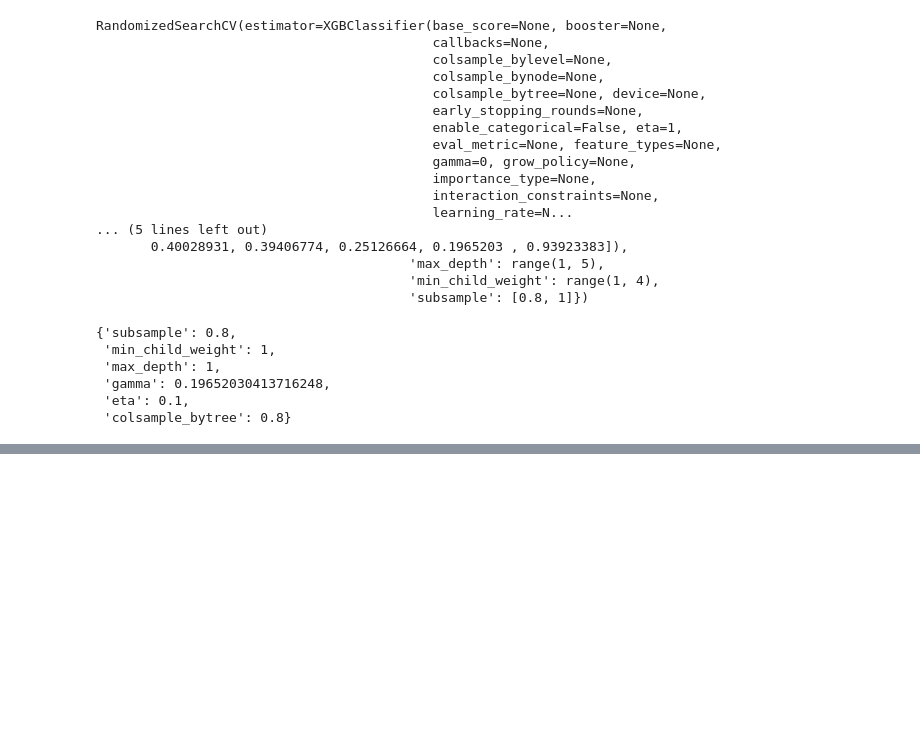
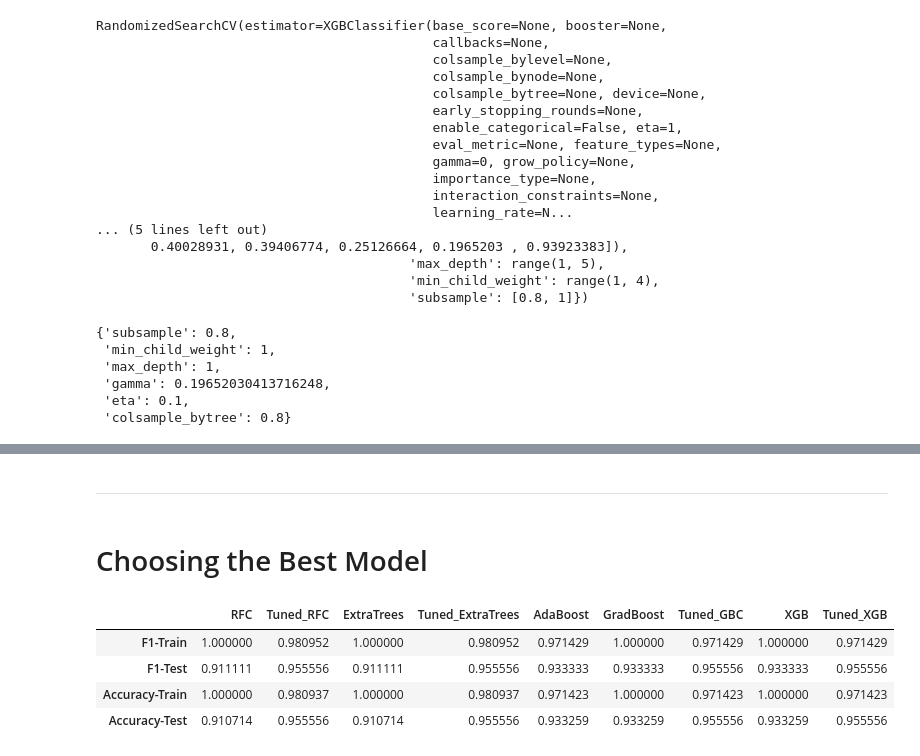
Before and after one commit to Manan-Parakh/CBTCIP-, a Jupyter notebook: IRIS/Iris_Flower_Classification.ipynb, the cells around one changed output, grey strips where cells are left out. Drawn from its saved outputs; the diff is of its cells as text; code cells hidden in the pictures; blank space fills up the shorter version.

```diff
--- a/IRIS/Iris_Flower_Classification.ipynb
+++ b/IRIS/Iris_Flower_Classification.ipynb
@@ -488,5 +515,5 @@ weighted avg   0.979167  0.977778  0.977753  45.000000
 # %%
 import xgboost
-model_perf(xgboost.XGBClassifier(),"Default XGBoost Classifier")
+d_xgb = model_perf(xgboost.XGBClassifier(),"Default XGBoost Classifier")
 # %% [output]
 Accuracy Score on Training Set: [0.9047619  0.95238095 1.         0.9047619  0.95238095] mean: 0.9428571428571428
@@ -507,6 +535,8 @@ accuracy       0.933333  0.933333  0.933333   0.933333
 macro avg      0.934524  0.933333  0.933259  45.000000
 weighted avg   0.934524  0.933333  0.933259  45.000000
 [figure]
+# %%
+metrics['XGB'] = d_xgb
 # %% [markdown]
 It Overfits. let's tune the hyperparamters.
 1. Reduce the max_depth
@@ -555,7 +585,7 @@ grid_random_xgb.best_params_
  'colsample_bytree': 0.8}
 # %%
 #After some manual hit and trial around the hyperparams given by RandomGridSearch
-xgb_clf = xgboost.XGBClassifier(n_estimators =20, min_child_weight = 2, max_depth = 1, gamma = 0.5, eta = 0.4, colsample_bytree = 1)
-model_perf(xgb_clf, "Tuned XGBoost Classifier")
+#xgb_clf = xgboost.XGBClassifier(n_estimators =20, min_child_weight = 2, max_depth = 1, gamma = 0.5, eta = 0.4, colsample_bytree = 1)
+t_xgb = model_perf(xgb_clf, "Tuned XGBoost Classifier")
 # %% [output]
 Accuracy Score on Training Set: [0.9047619  0.95238095 1.         0.9047619  1.        ] mean: 0.9523809523809523
@@ -582,0 +641,12 @@ weighted avg   0.955556  0.955556  0.955556  45.000000
+# %% [markdown]
+---
+# %% [markdown]
+# Choosing the Best Model
+# %%
+metrics
+# %% [output]
+|  | RFC | Tuned_RFC | ExtraTrees | Tuned_ExtraTrees | AdaBoost | GradBoost | Tuned_GBC | XGB | Tuned_XGB |
+| F1-Train | 1.000000 | 0.980952 | 1.000000 | 0.980952 | 0.971429 | 1.000000 | 0.971429 | 1.000000 | 0.971429 |
+| F1-Test | 0.911111 | 0.955556 | 0.911111 | 0.955556 | 0.933333 | 0.933333 | 0.955556 | 0.933333 | 0.955556 |
+| Accuracy-Train | 1.000000 | 0.980937 | 1.000000 | 0.980937 | 0.971423 | 1.000000 | 0.971423 | 1.000000 | 0.971423 |
+| Accuracy-Test | 0.910714 | 0.955556 | 0.910714 | 0.955556 | 0.933259 | 0.933259 | 0.955556 | 0.933259 | 0.955556 |
```
Also changed, not shown: parts of 29 cells of this notebook.
